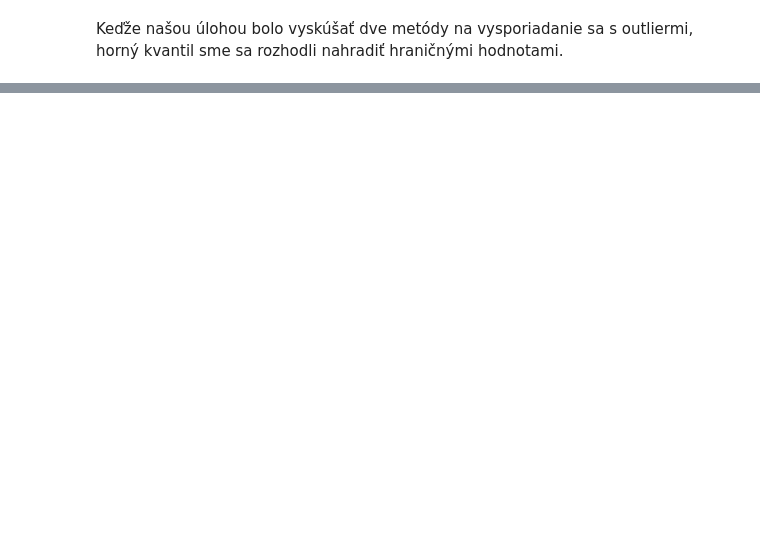
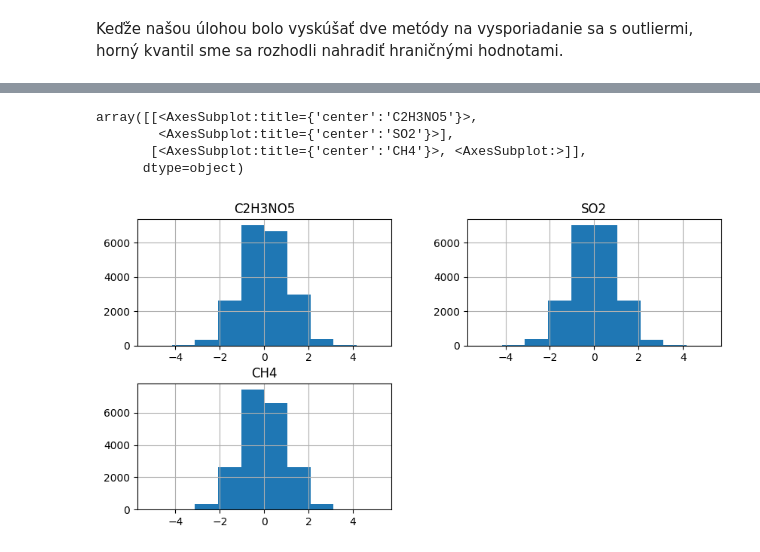
Before and after one commit to Marraff/inteligent-data-analysis, a Jupyter notebook: 2-faza-projekt-IAU.ipynb, the cells around one changed output, grey strips where cells are left out. Drawn from its saved outputs; the diff is of its cells as text; code cells hidden in the pictures; blank space fills up the shorter version.

```diff
--- a/2-faza-projekt-IAU.ipynb
+++ b/2-faza-projekt-IAU.ipynb
@@ -348,0 +358,3 @@ array([[<AxesSubplot:title={'center':'longitude'}>,
+# %%
+train_data, test_data = train_test_split(merged, test_size=0.2)
+print('Trénovacie dáta: '+ str(len(train_data))+' záznamov\n'+'Testovacie dáta: '+  str(len(test_data))+' záznamov')
@@ -348,0 +366,4 @@ array([[<AxesSubplot:title={'center':'longitude'}>,
+# %%
+skewed=['C2H3NO5', 'SO2', 'CH4']
+transformed_atributes=['warning','PRES']
+gaussian=['O3','CO','Pb', 'PAHs', 'PM2.5', 'TEMP', 'NH3', 'H2CO', 'PM10', 'CFCs', 'NOx']
@@ -348,0 +382,13 @@ array([[<AxesSubplot:title={'center':'longitude'}>,
+# %%
+quantily = QuantileTransformer(output_distribution="normal",n_quantiles=1000)
+train_data[skewed] = quantily.fit_transform(train_data[skewed])
+
+fig = plt.figure(figsize = (10,5))
+ax = fig.gca()
+train_data[skewed].hist(ax = ax)
+# %% [output]
+array([[<AxesSubplot:title={'center':'C2H3NO5'}>,
+        <AxesSubplot:title={'center':'SO2'}>],
+       [<AxesSubplot:title={'center':'CH4'}>, <AxesSubplot:>]],
+      dtype=object)
+[figure, added]
```
Also changed, not shown: parts of 26 cells of this notebook.
